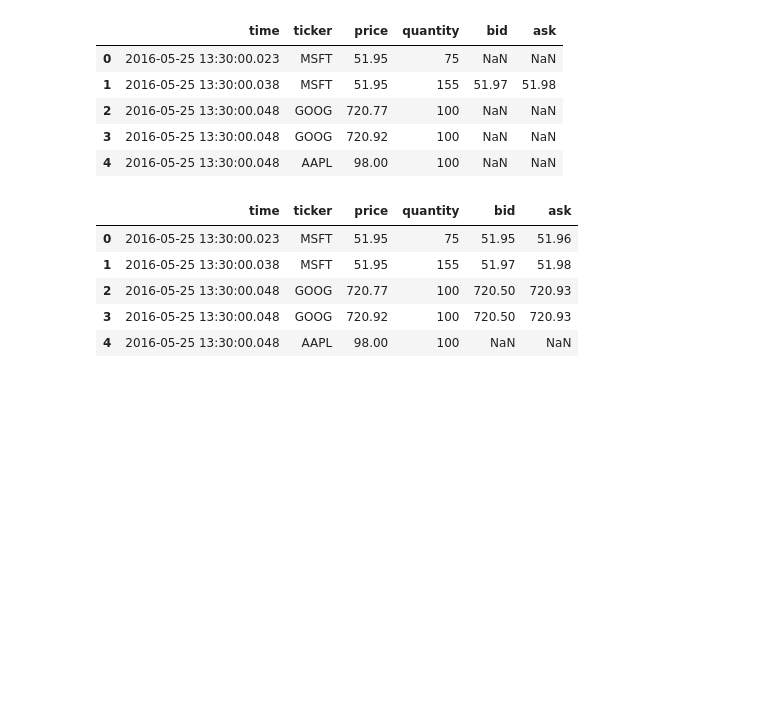
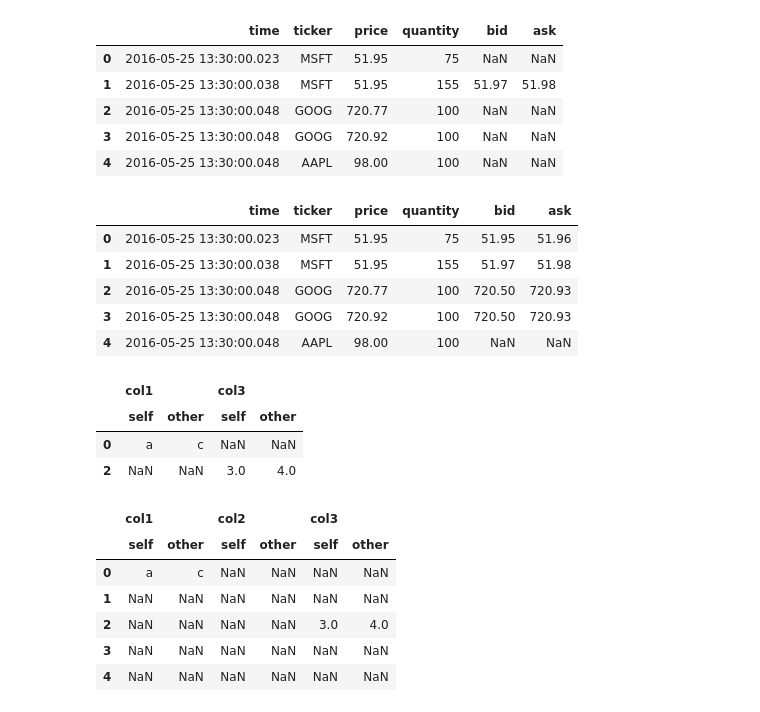
Before and after one commit to Patotricks15/pandas_documentation_study, a Jupyter notebook: merge_join_concat_compare.ipynb, the cells around one changed output. Cells and saved outputs as stored; diff of their text form; code cells hidden in the pictures; blank space fills up the shorter version.

```diff
--- a/merge_join_concat_compare.ipynb
+++ b/merge_join_concat_compare.ipynb
@@ -288,3 +288,35 @@ pd.merge_asof(
 | 2 | 2016-05-25 13:30:00.048 | GOOG | 720.77 | 100 | 720.50 | 720.93 |
 | 3 | 2016-05-25 13:30:00.048 | GOOG | 720.92 | 100 | 720.50 | 720.93 |
 | 4 | 2016-05-25 13:30:00.048 | AAPL | 98.00 | 100 | NaN | NaN |
+# %%
+df = pd.DataFrame(
+    {
+        "col1": ["a", "a", "b", "b", "a"],
+        "col2": [1.0, 2.0, 3.0, np.nan, 5.0],
+        "col3": [1.0, 2.0, 3.0, 4.0, 5.0],
+    },
+    columns=["col1", "col2", "col3"],
+)
+
+df2 = df.copy()
+
+df2.loc[0, "col1"] = "c"
+
+df2.loc[2, "col3"] = 4.0
+# %%
+df.compare(df2)
+# %% [output]
+|  | col1 |  | col3 |  |
+|  | self | other | self | other |
+| 0 | a | c | NaN | NaN |
+| 2 | NaN | NaN | 3.0 | 4.0 |
+# %%
+df.compare(df2, keep_shape=True)
+# %% [output]
+|  | col1 |  | col2 |  | col3 |  |
+|  | self | other | self | other | self | other |
+| 0 | a | c | NaN | NaN | NaN | NaN |
+| 1 | NaN | NaN | NaN | NaN | NaN | NaN |
+| 2 | NaN | NaN | NaN | NaN | 3.0 | 4.0 |
+| 3 | NaN | NaN | NaN | NaN | NaN | NaN |
+| 4 | NaN | NaN | NaN | NaN | NaN | NaN |
```
Also changed, not shown: 1 other file.
